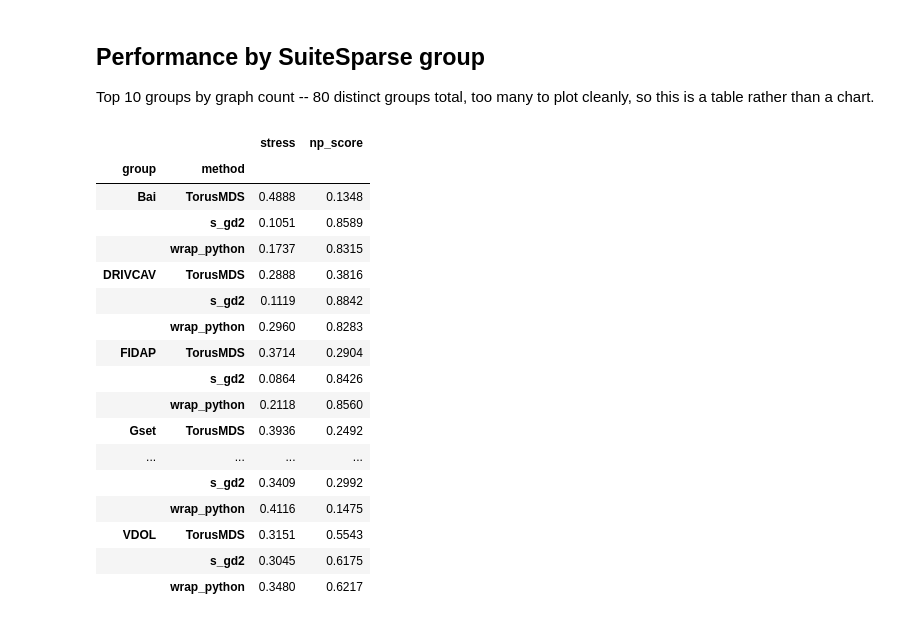
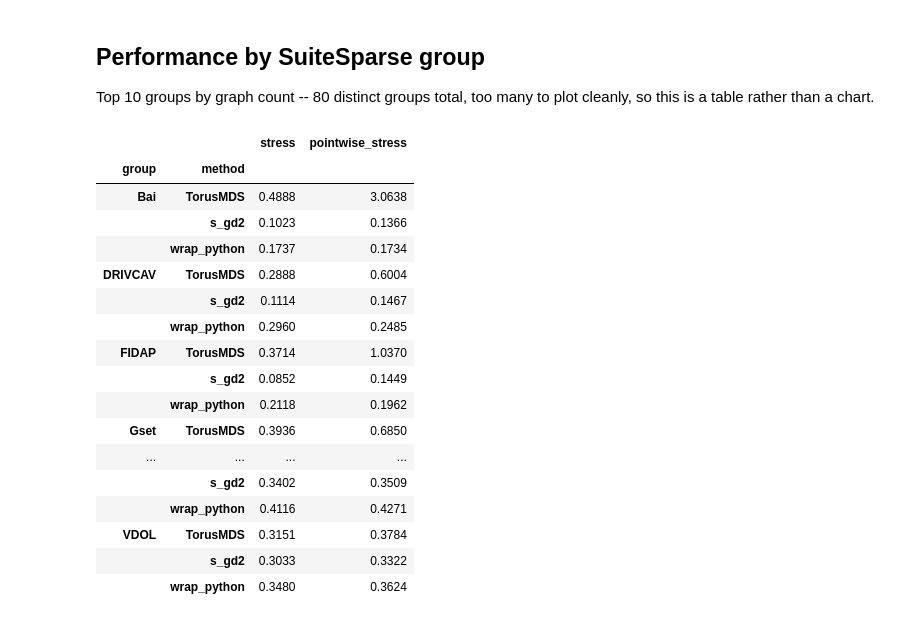
Before and after one commit to JacobLMiller/torus-mds, a Jupyter notebook: verification_experiments/suitesparse_results.ipynb, the cells around one changed output. Saved outputs shown, nothing was run; the diff lists cells and outputs as text; code cells hidden in the pictures.

```diff
--- a/verification_experiments/suitesparse_results.ipynb
+++ b/verification_experiments/suitesparse_results.ipynb
@@ -173,28 +175,28 @@ Top 10 groups by graph count -- 80 distinct groups total, too many to plot clean
 # %%
 top_groups = df.drop_duplicates('exp_idx')['group'].value_counts().head(10).index
 by_group = (
     df[df['group'].isin(top_groups)]
-    .groupby(['group', 'method'])[['stress', 'np_score']]
+    .groupby(['group', 'method'])[['stress', 'pointwise_stress']]
     .mean()
     .round(4)
 )
 by_group
 # %% [output]
-|  |  | stress | np_score |
+|  |  | stress | pointwise_stress |
 | group | method |  |  |
-| Bai | TorusMDS | 0.4888 | 0.1348 |
-|  | s_gd2 | 0.1051 | 0.8589 |
-|  | wrap_python | 0.1737 | 0.8315 |
-| DRIVCAV | TorusMDS | 0.2888 | 0.3816 |
-|  | s_gd2 | 0.1119 | 0.8842 |
-|  | wrap_python | 0.2960 | 0.8283 |
-| FIDAP | TorusMDS | 0.3714 | 0.2904 |
-|  | s_gd2 | 0.0864 | 0.8426 |
-|  | wrap_python | 0.2118 | 0.8560 |
-| Gset | TorusMDS | 0.3936 | 0.2492 |
+| Bai | TorusMDS | 0.4888 | 3.0638 |
+|  | s_gd2 | 0.1023 | 0.1366 |
+|  | wrap_python | 0.1737 | 0.1734 |
+| DRIVCAV | TorusMDS | 0.2888 | 0.6004 |
+|  | s_gd2 | 0.1114 | 0.1467 |
+|  | wrap_python | 0.2960 | 0.2485 |
+| FIDAP | TorusMDS | 0.3714 | 1.0370 |
+|  | s_gd2 | 0.0852 | 0.1449 |
+|  | wrap_python | 0.2118 | 0.1962 |
+| Gset | TorusMDS | 0.3936 | 0.6850 |
 | ... | ... | ... | ... |
-|  | s_gd2 | 0.3409 | 0.2992 |
-|  | wrap_python | 0.4116 | 0.1475 |
-| VDOL | TorusMDS | 0.3151 | 0.5543 |
-|  | s_gd2 | 0.3045 | 0.6175 |
-|  | wrap_python | 0.3480 | 0.6217 |
+|  | s_gd2 | 0.3402 | 0.3509 |
+|  | wrap_python | 0.4116 | 0.4271 |
+| VDOL | TorusMDS | 0.3151 | 0.3784 |
+|  | s_gd2 | 0.3033 | 0.3322 |
+|  | wrap_python | 0.3480 | 0.3624 |
```
Also changed, not shown: parts of 4 cells of this notebook, 6 other files.
